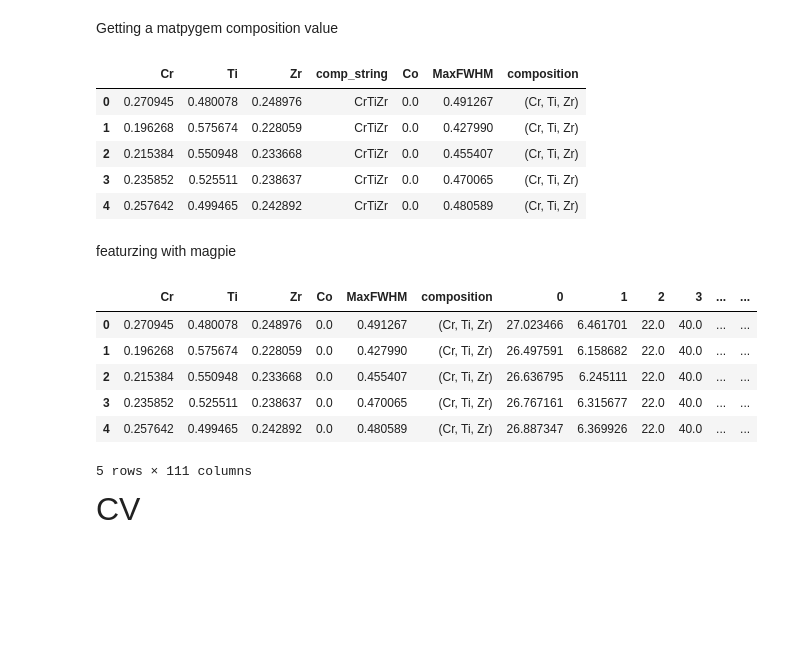
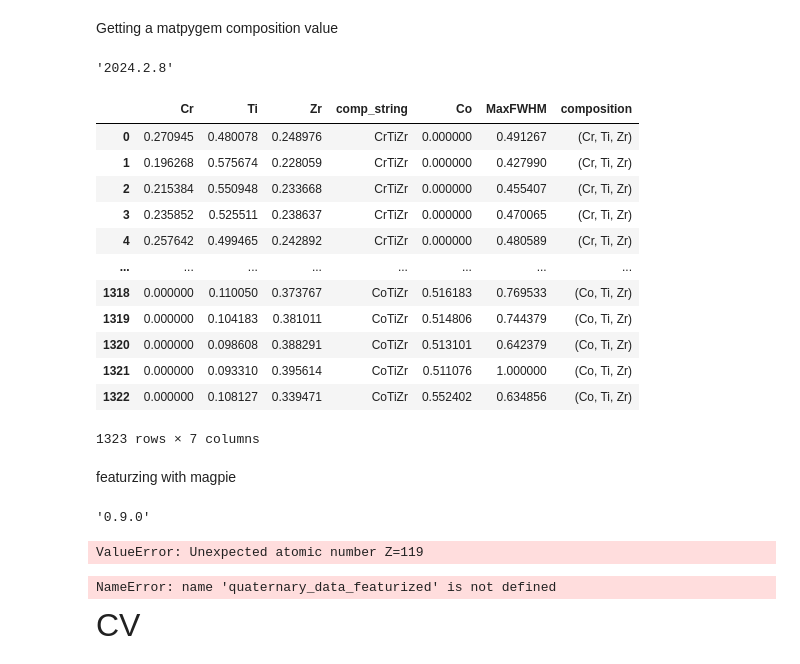
Before and after one commit to davesanchez96/MSE403, a Jupyter notebook: Assignment_4.ipynb, the cells around one changed output. Cells and saved outputs as stored; diff of their text form; code cells hidden in the pictures; blank space fills up the shorter version.

```diff
--- a/Assignment_4.ipynb
+++ b/Assignment_4.ipynb
@@ -35,9 +37,8 @@ print(sklearn.__version__) #1.2.1
 # %% [markdown]
 <font size=6>Importing data
 # %%
-
 # Load data from the same CSV file with different sheets
-xls_file = pd.ExcelFile('Metallic Glass Data\Metallic Glass Data.xlsx')  # Update with your actual file name
+xls_file = pd.ExcelFile('Metallic Glass Data.xlsx')  # Update with your actual file name
 
 # Read data from different sheets
 CrTiZr_data = xls_file.parse('CrTiZr')
@@ -149,8 +153,12 @@ Getting a matpygem composition value
+# %%
+pymatgen.core.__version__
+# %% [output]
+'2024.2.8'
 # %%
 #Conversion code modiffied from GPT 3.5 template
 
 import pandas as pd
-from pymatgen.core import Composition
+from pymatgen import core
 
 # Apply the featurizer to each row of the DataFrame
 compositions = []
@@ -158,20 +166,27 @@ for index, row in quaternary_data[components].iterrows():
     # Convert the row (elemental fractions) to a dictionary
     element_fractions = row.to_dict()
      # Convert the elemental fractions to a Pymatgen Composition object
-    composition = Composition(element_fractions)
+    composition = core.Composition(element_fractions)
     # Append the features to the result list
     compositions.append(composition)
 # Convert the result features list to a new DataFrame
 compositions_df = pd.DataFrame(pd.Series(compositions,name='composition'))
 quaternary_data_with_composition = pd.concat([quaternary_data, compositions_df],axis=1)
 # %%
-quaternary_data_with_composition.head()
+quaternary_data_with_composition
 # %% [output]
 |  | Cr | Ti | Zr | comp_string | Co | MaxFWHM | composition |
-| 0 | 0.270945 | 0.480078 | 0.248976 | CrTiZr | 0.0 | 0.491267 | (Cr, Ti, Zr) |
-| 1 | 0.196268 | 0.575674 | 0.228059 | CrTiZr | 0.0 | 0.427990 | (Cr, Ti, Zr) |
-| 2 | 0.215384 | 0.550948 | 0.233668 | CrTiZr | 0.0 | 0.455407 | (Cr, Ti, Zr) |
-| 3 | 0.235852 | 0.525511 | 0.238637 | CrTiZr | 0.0 | 0.470065 | (Cr, Ti, Zr) |
-| 4 | 0.257642 | 0.499465 | 0.242892 | CrTiZr | 0.0 | 0.480589 | (Cr, Ti, Zr) |
+| 0 | 0.270945 | 0.480078 | 0.248976 | CrTiZr | 0.000000 | 0.491267 | (Cr, Ti, Zr) |
+| 1 | 0.196268 | 0.575674 | 0.228059 | CrTiZr | 0.000000 | 0.427990 | (Cr, Ti, Zr) |
+| 2 | 0.215384 | 0.550948 | 0.233668 | CrTiZr | 0.000000 | 0.455407 | (Cr, Ti, Zr) |
+| 3 | 0.235852 | 0.525511 | 0.238637 | CrTiZr | 0.000000 | 0.470065 | (Cr, Ti, Zr) |
+| 4 | 0.257642 | 0.499465 | 0.242892 | CrTiZr | 0.000000 | 0.480589 | (Cr, Ti, Zr) |
+| ... | ... | ... | ... | ... | ... | ... | ... |
+| 1318 | 0.000000 | 0.110050 | 0.373767 | CoTiZr | 0.516183 | 0.769533 | (Co, Ti, Zr) |
+| 1319 | 0.000000 | 0.104183 | 0.381011 | CoTiZr | 0.514806 | 0.744379 | (Co, Ti, Zr) |
+| 1320 | 0.000000 | 0.098608 | 0.388291 | CoTiZr | 0.513101 | 0.642379 | (Co, Ti, Zr) |
+| 1321 | 0.000000 | 0.093310 | 0.395614 | CoTiZr | 0.511076 | 1.000000 | (Co, Ti, Zr) |
+| 1322 | 0.000000 | 0.108127 | 0.339471 | CoTiZr | 0.552402 | 0.634856 | (Co, Ti, Zr) |
+1323 rows × 7 columns
 # %% [markdown]
 featurzing with magpie
@@ -178,3 +195,7 @@ featurzing with magpie
+# %%
+matminer.__version__
+# %% [output]
+'0.9.0'
 # %%
 #Template modified from lecture 5 slides
 
@@ -190,15 +211,11 @@ for row in range(len(quaternary_data_with_composition)):
     feature = magpie.featurize(quaternary_data_with_composition['composition'][row])
     features_df = features_df.append(pd.Series(feature),ignore_index=True)
 quaternary_data_featurized = pd.concat([quaternary_data_with_composition,features_df],axis=1)
+# %% [output]
+ValueError: Unexpected atomic number Z=119
 # %%
 quaternary_data_featurized.head()
 # %% [output]
-|  | Cr | Ti | Zr | Co | MaxFWHM | composition | 0 | 1 | 2 | 3 | ... | ... |
-| 0 | 0.270945 | 0.480078 | 0.248976 | 0.0 | 0.491267 | (Cr, Ti, Zr) | 27.023466 | 6.461701 | 22.0 | 40.0 | ... | ... |
-| 1 | 0.196268 | 0.575674 | 0.228059 | 0.0 | 0.427990 | (Cr, Ti, Zr) | 26.497591 | 6.158682 | 22.0 | 40.0 | ... | ... |
-| 2 | 0.215384 | 0.550948 | 0.233668 | 0.0 | 0.455407 | (Cr, Ti, Zr) | 26.636795 | 6.245111 | 22.0 | 40.0 | ... | ... |
-| 3 | 0.235852 | 0.525511 | 0.238637 | 0.0 | 0.470065 | (Cr, Ti, Zr) | 26.767161 | 6.315677 | 22.0 | 40.0 | ... | ... |
-| 4 | 0.257642 | 0.499465 | 0.242892 | 0.0 | 0.480589 | (Cr, Ti, Zr) | 26.887347 | 6.369926 | 22.0 | 40.0 | ... | ... |
-5 rows × 111 columns
+NameError: name 'quaternary_data_featurized' is not defined
 # %% [markdown]
 <font size=6>CV
```
Also changed, not shown: parts of 10 cells of this notebook.
